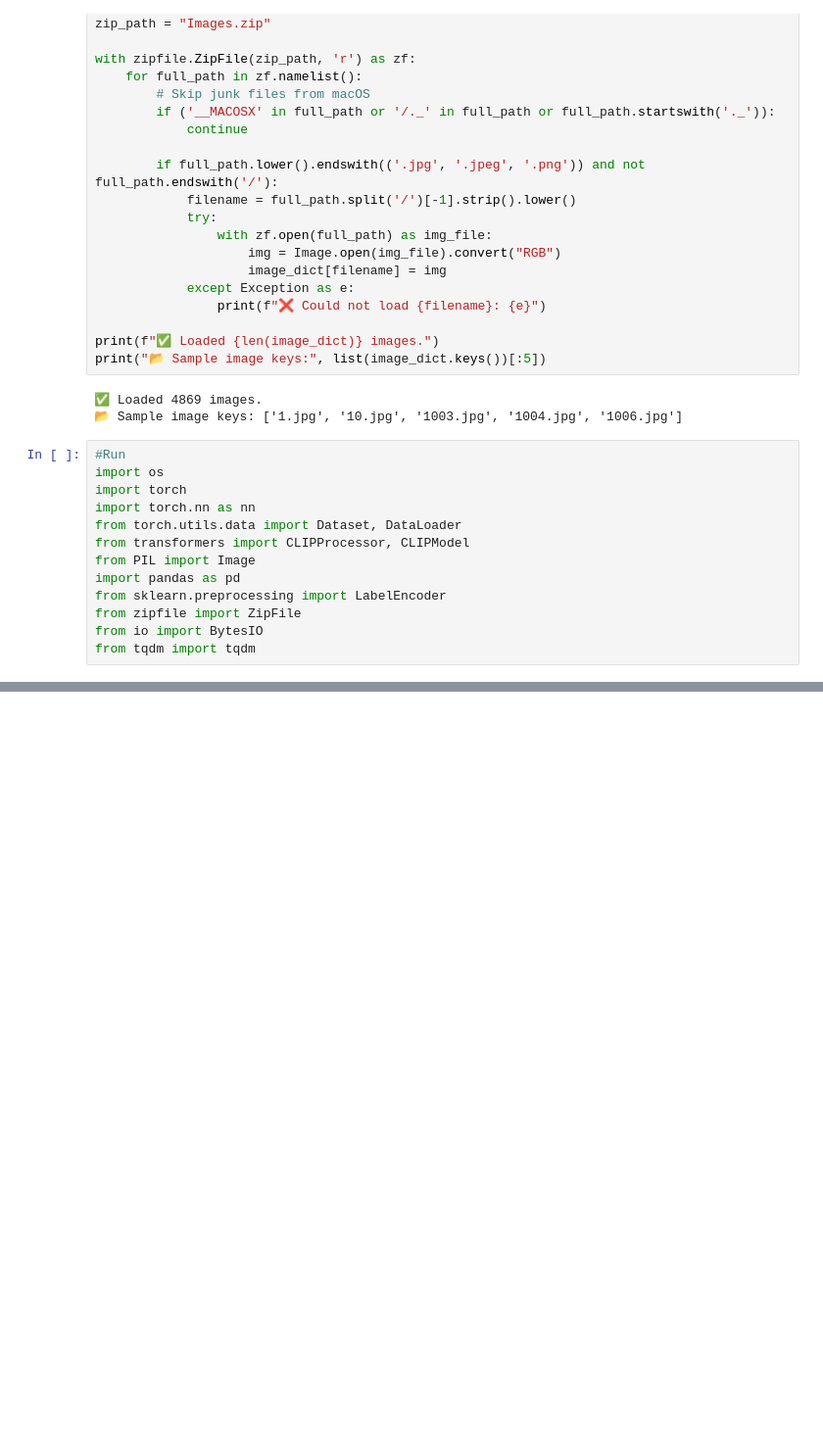
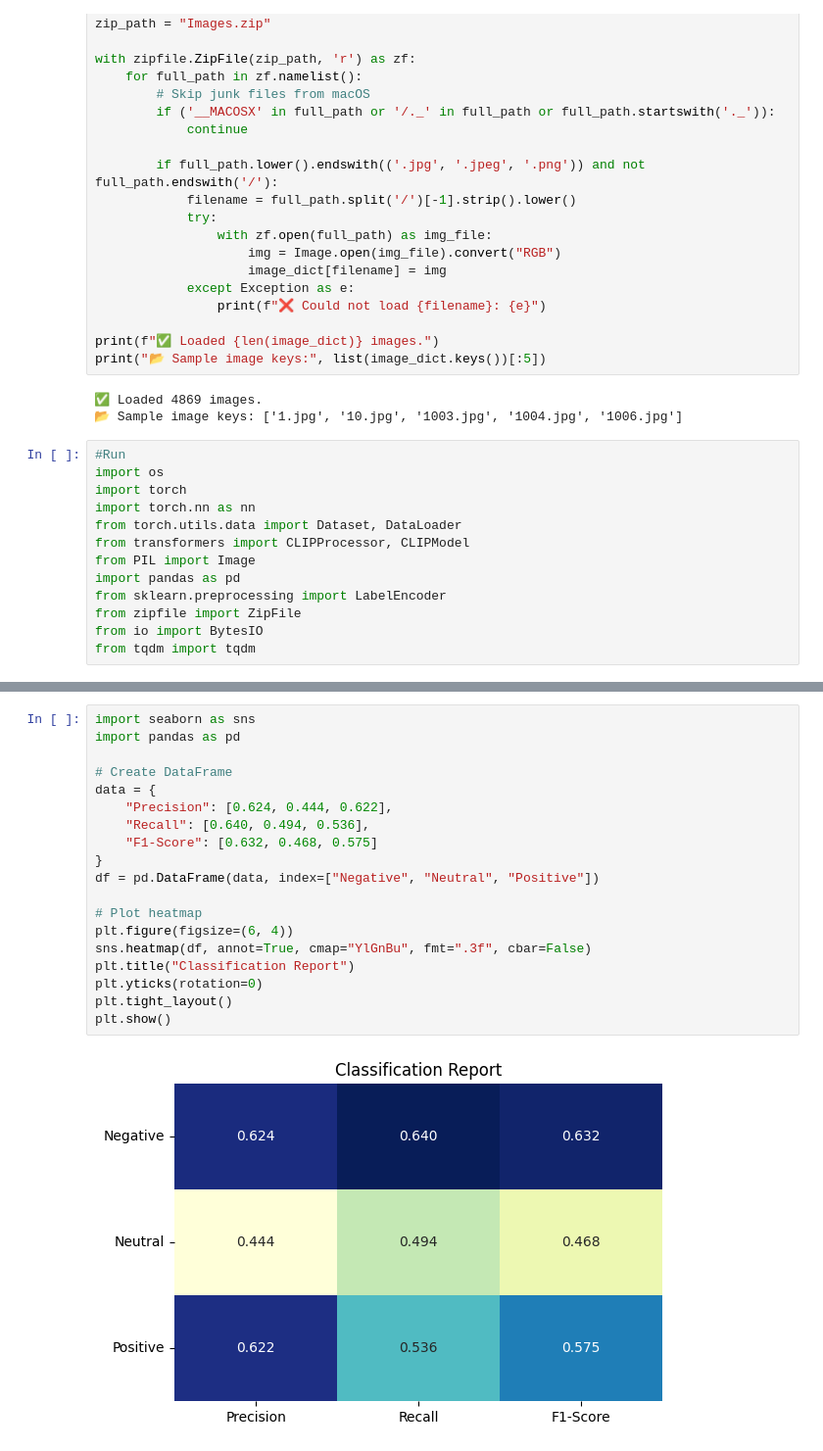
Before and after one commit to siaxvii/gnlp-final, a Jupyter notebook: CLIP.ipynb, the cells around one changed output, grey strips where cells are left out. Shown at 98% size. Drawn from its saved outputs; the diff is of its cells as text; blank space fills up the shorter version.

```diff
--- a/CLIP.ipynb
+++ b/CLIP.ipynb
@@ -344,0 +495,21 @@ plt.show()
+# %%
+import seaborn as sns
+import pandas as pd
+
+# Create DataFrame
+data = {
+    "Precision": [0.624, 0.444, 0.622],
+    "Recall": [0.640, 0.494, 0.536],
+    "F1-Score": [0.632, 0.468, 0.575]
+}
+df = pd.DataFrame(data, index=["Negative", "Neutral", "Positive"])
+
+# Plot heatmap
+plt.figure(figsize=(6, 4))
+sns.heatmap(df, annot=True, cmap="YlGnBu", fmt=".3f", cbar=False)
+plt.title("Classification Report")
+plt.yticks(rotation=0)
+plt.tight_layout()
+plt.show()
+# %% [output]
+[figure, added]
```
Also changed, not shown: parts of 11 cells of this notebook.
